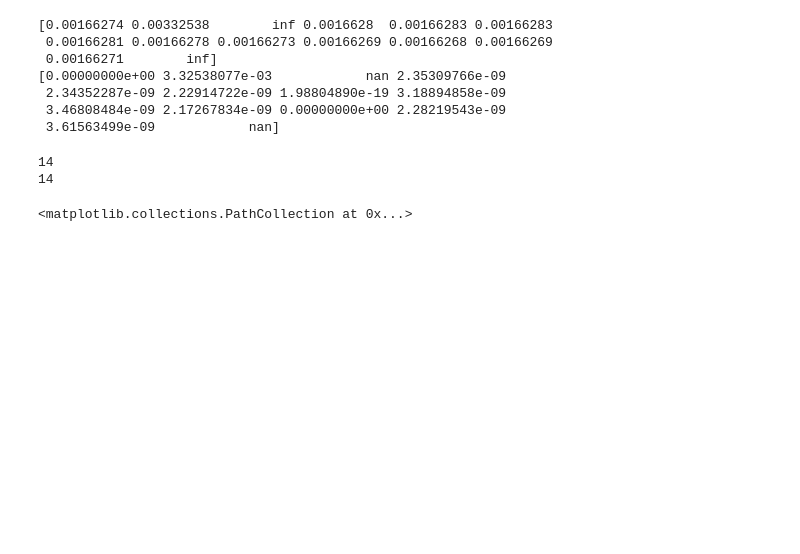
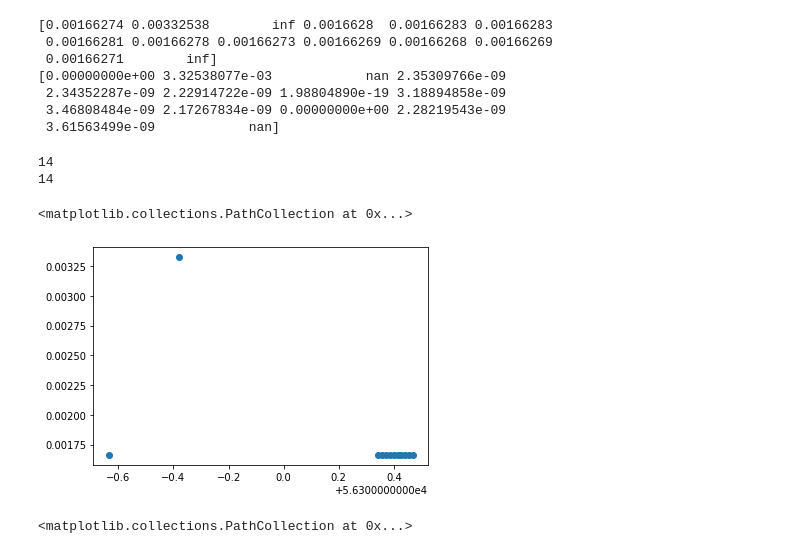
Before and after one commit to Yousousen/pulsar_analysis, a Jupyter notebook: src/script/rough_analysis_pulsar2.ipynb, the cells around one changed output. Drawn from its saved outputs; the diff is of its cells as text; code cells hidden in the pictures; blank space fills up the shorter version.

Commit message:
Small change to the plot at the end of rough_analysis_pulsar2

```diff
--- a/src/script/rough_analysis_pulsar2.ipynb
+++ b/src/script/rough_analysis_pulsar2.ipynb
@@ -355,6 +355,11 @@ print( len(periods))
 # %% [output]
 14
 14
+# %%
+plt.scatter(list_MJD, periods)
+# %% [output]
+<matplotlib.collections.PathCollection at 0x...>
+[figure, added]
 # %%
 plt.scatter(list( reversed( sorted(list_MJD) ) ), periods)
 # %% [output]
```
